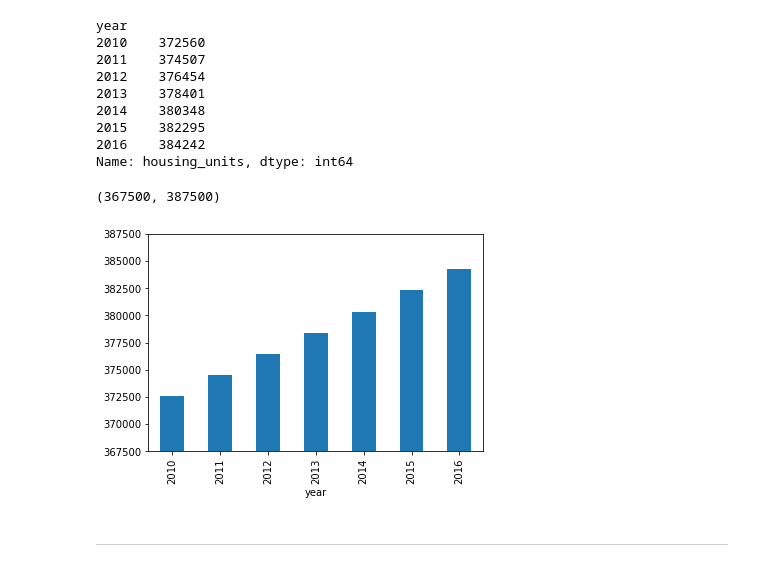
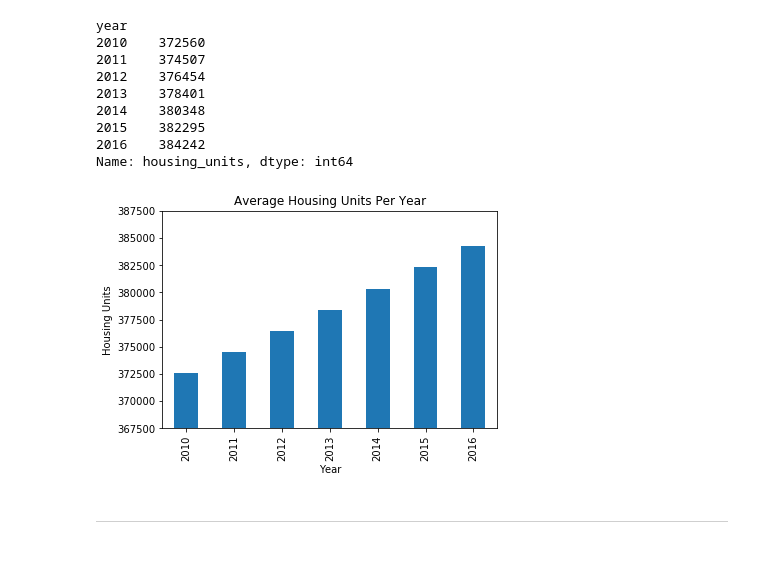
Before and after one commit to cliu1827/FinTech-Homework, a Jupyter notebook: 06-PyViz/Instructions/Starter_Code/rental_analysis.ipynb, the cells around one changed output. Saved outputs shown, nothing was run; the diff lists cells and outputs as text; code cells hidden in the pictures.

```diff
--- a/06-PyViz/Instructions/Starter_Code/rental_analysis.ipynb
+++ b/06-PyViz/Instructions/Starter_Code/rental_analysis.ipynb
@@ -63,15 +63,17 @@ Name: housing_units, dtype: int64
 # %%
 # Use the Pandas plot function to plot the average housing units per year.
 # Note: You will need to manually adjust the y limit of the chart using the min and max values from above.
 # YOUR CODE HERE!
-units_mean.plot.bar()
-plt.ylim(367500,387500)
-
+units_plot = units_mean.plot.bar(ylim = (367500,387500))
+fig_units_plot = plt.figure()
+units_plot.set_xlabel("Year")
+units_plot.set_ylabel("Housing Units")
+units_plot.set_title("Average Housing Units Per Year")
+plt.close(fig_units_plot)
 # Optional Challenge: Use the min, max, and std to scale the y limits of the chart
 # YOUR CODE HERE!
 # %% [output]
-(367500, 387500)
-[figure, old version]
+[figure, new version]
 # %% [markdown]
 - - -
 # %% [markdown]
```
Also changed, not shown: parts of 10 cells of this notebook, 1 other file.
